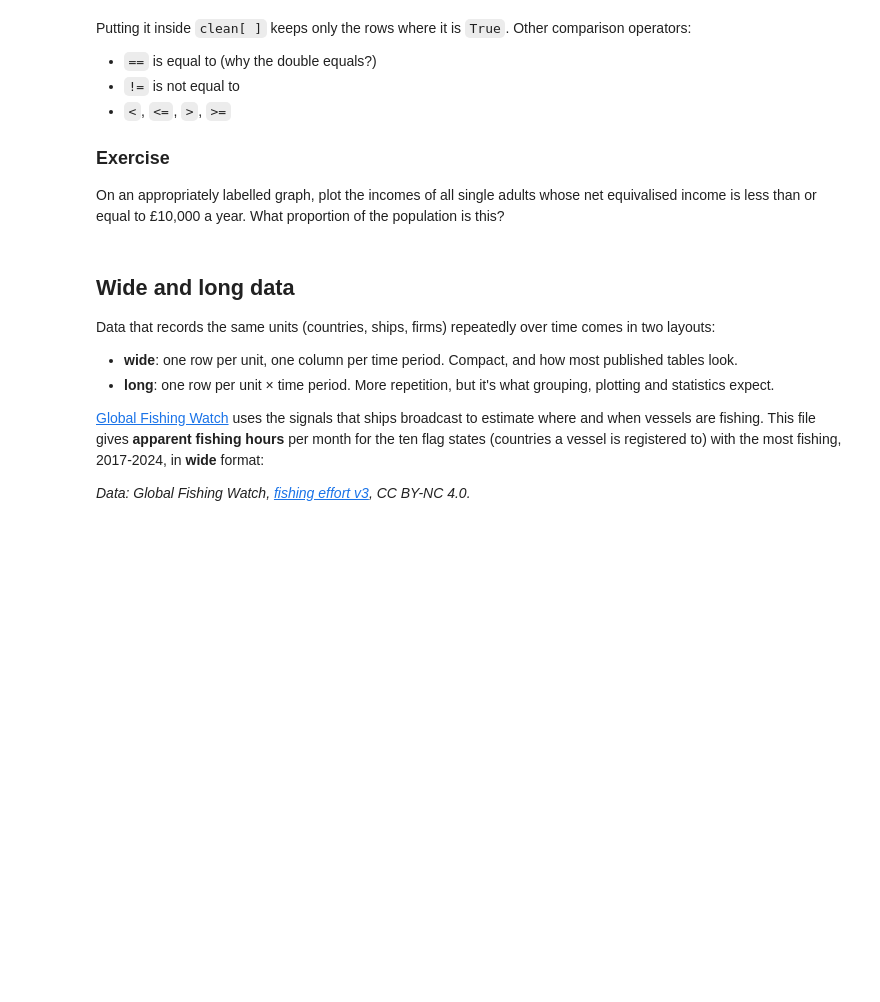
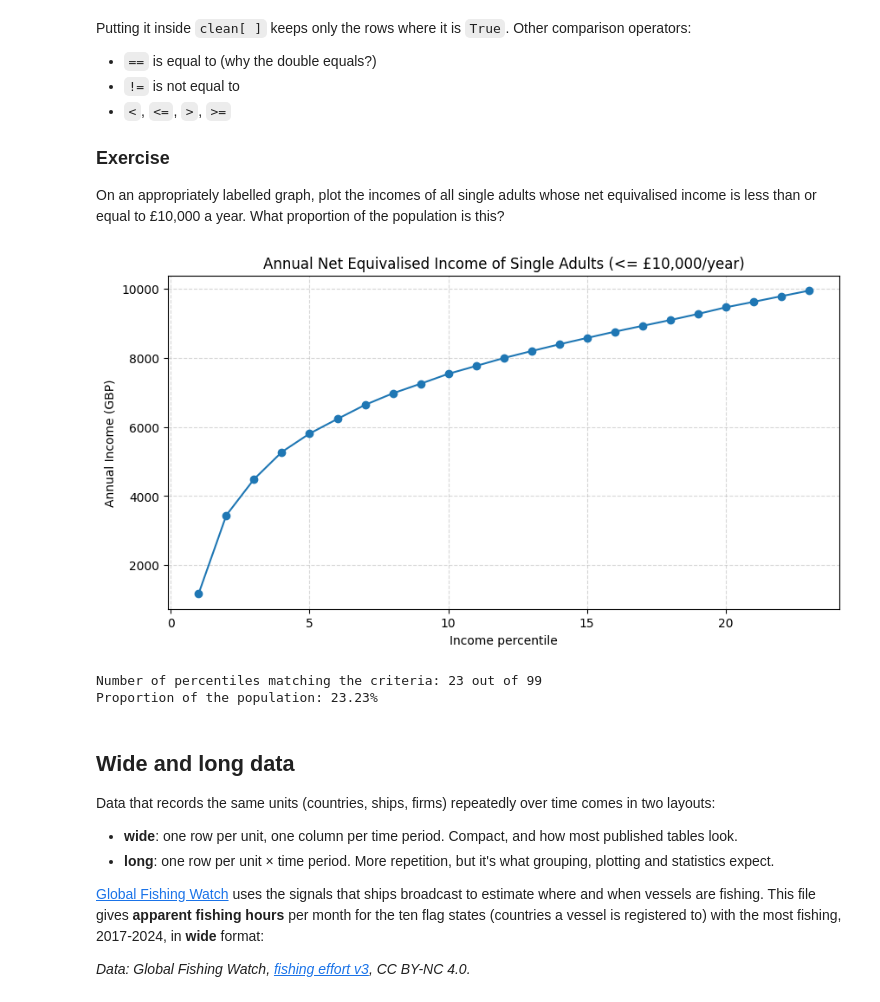
Before and after one commit to palomamldt/QM2, a Jupyter notebook: notebooks/W02. Pandas.ipynb, the cells around one changed output. Cells and saved outputs as stored; diff of their text form; code cells hidden in the pictures; blank space fills up the shorter version.

```diff
--- a/notebooks/W02. Pandas.ipynb
+++ b/notebooks/W02. Pandas.ipynb
@@ -276,6 +291,29 @@ Putting it inside `clean[ ]` keeps only the rows where it is `True`. Other compa
 ### Exercise
 
 On an appropriately labelled graph, plot the incomes of all single adults whose net equivalised income is less than or equal to £10,000 a year. What proportion of the population is this?
+# %%
+import matplotlib.pyplot as plt
+import pandas as pd
+
+single_adult_clean = income['Single adult'].str.replace(',', '', regex=True).astype(float)
+
+filtered_single = single_adult_clean[single_adult_clean <= 10000]
+
+plt.figure(figsize=(10, 5))
+filtered_single.plot(marker='o', linestyle='-')
+plt.title("Annual Net Equivalised Income of Single Adults (<= £10,000/year)")
+plt.xlabel("Income percentile")
+plt.ylabel("Annual Income (GBP)")
+plt.grid(True, linestyle='--', alpha=0.5)
+plt.show()
+
+proportion = (len(filtered_single) / len(single_adult_clean)) * 100
+print(f"Number of percentiles matching the criteria: {len(filtered_single)} out of {len(single_adult_clean)}")
+print(f"Proportion of the population: {proportion:.2f}%")
+# %% [output]
+[figure, added]
+Number of percentiles matching the criteria: 23 out of 99
+Proportion of the population: 23.23%
 # %% [markdown]
 ## Wide and long data
 
```
Also changed, not shown: parts of 7 cells of this notebook.
